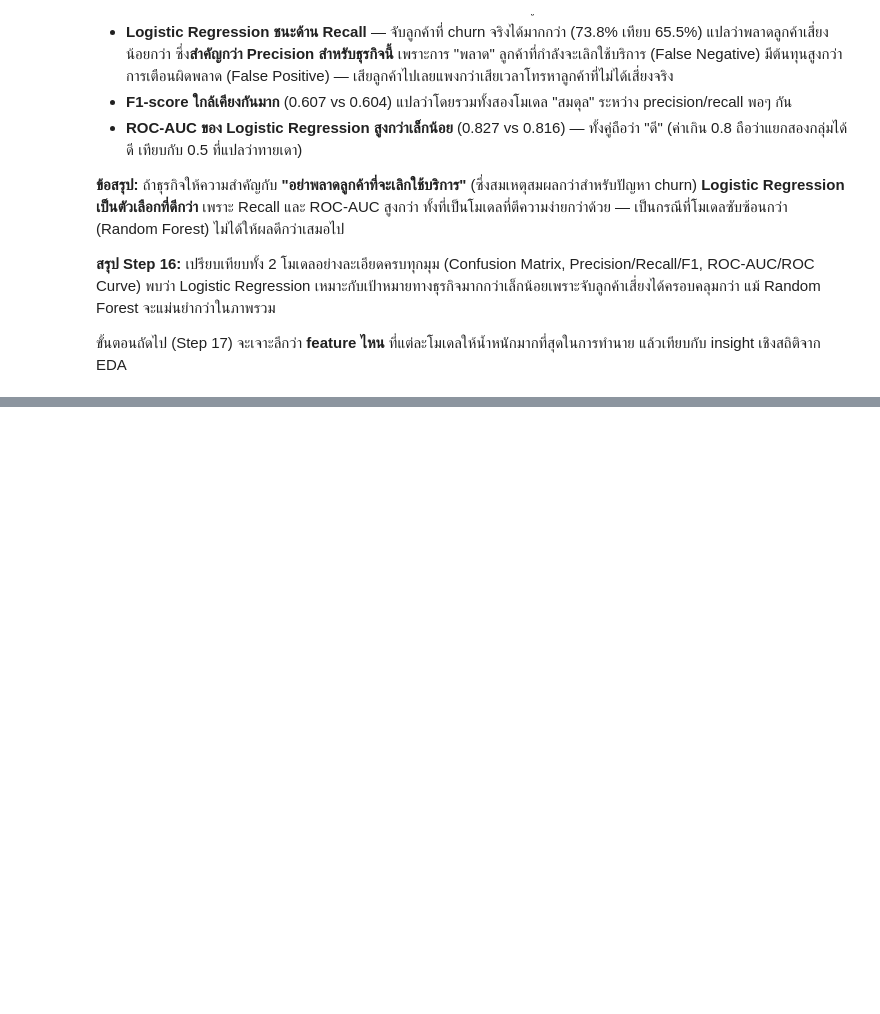
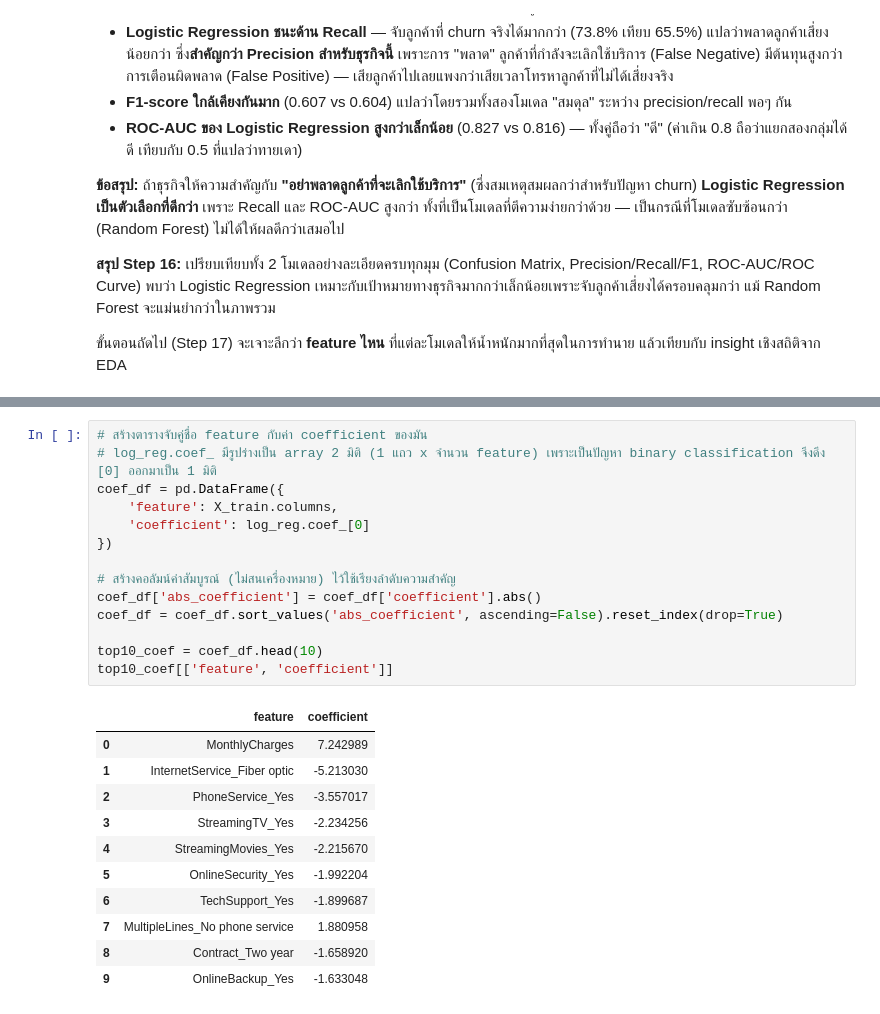
Before and after one commit to thitiwutsuk/Telco-Customer-Churn, a Jupyter notebook: notebooks/telco_churn_modeling.ipynb, the cells around one changed output, grey strips where cells are left out. Drawn from its saved outputs; the diff is of its cells as text; blank space fills up the shorter version.

```diff
--- a/notebooks/telco_churn_modeling.ipynb
+++ b/notebooks/telco_churn_modeling.ipynb
@@ -531,0 +553,26 @@ Logistic Regression เหมาะกับเป้าหมายทางธ
+# %%
+# สร้างตารางจับคู่ชื่อ feature กับค่า coefficient ของมัน
+# log_reg.coef_ มีรูปร่างเป็น array 2 มิติ (1 แถว x จำนวน feature) เพราะเป็นปัญหา binary classification จึงดึง [0] ออกมาเป็น 1 มิติ
+coef_df = pd.DataFrame({
+    'feature': X_train.columns,
+    'coefficient': log_reg.coef_[0]
+})
+
+# สร้างคอลัมน์ค่าสัมบูรณ์ (ไม่สนเครื่องหมาย) ไว้ใช้เรียงลำดับความสำคัญ
+coef_df['abs_coefficient'] = coef_df['coefficient'].abs()
+coef_df = coef_df.sort_values('abs_coefficient', ascending=False).reset_index(drop=True)
+
+top10_coef = coef_df.head(10)
+top10_coef[['feature', 'coefficient']]
+# %% [output]
+|  | feature | coefficient |
+| 0 | MonthlyCharges | 7.242989 |
+| 1 | InternetService_Fiber optic | -5.213030 |
+| 2 | PhoneService_Yes | -3.557017 |
+| 3 | StreamingTV_Yes | -2.234256 |
+| 4 | StreamingMovies_Yes | -2.215670 |
+| 5 | OnlineSecurity_Yes | -1.992204 |
+| 6 | TechSupport_Yes | -1.899687 |
+| 7 | MultipleLines_No phone service | 1.880958 |
+| 8 | Contract_Two year | -1.658920 |
+| 9 | OnlineBackup_Yes | -1.633048 |
```
Also changed, not shown: parts of 16 cells of this notebook, 1 other file.
